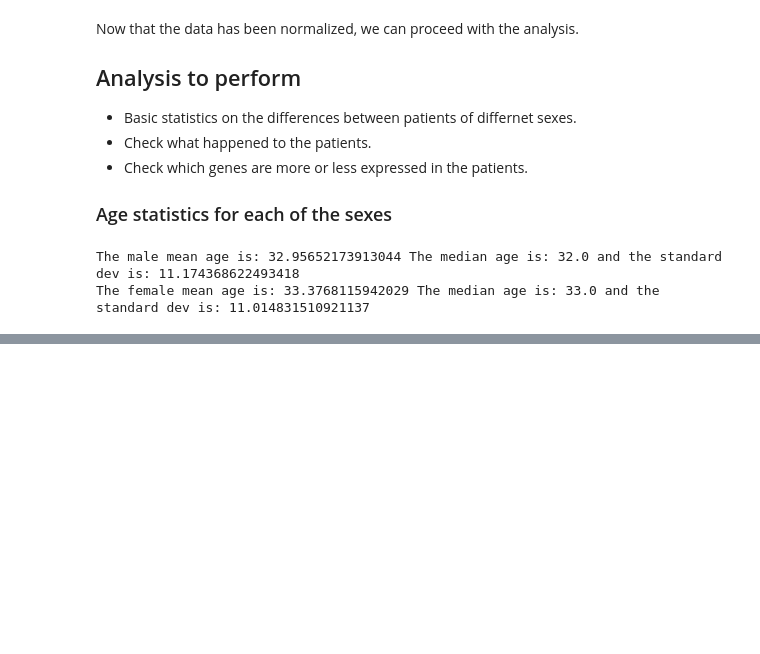
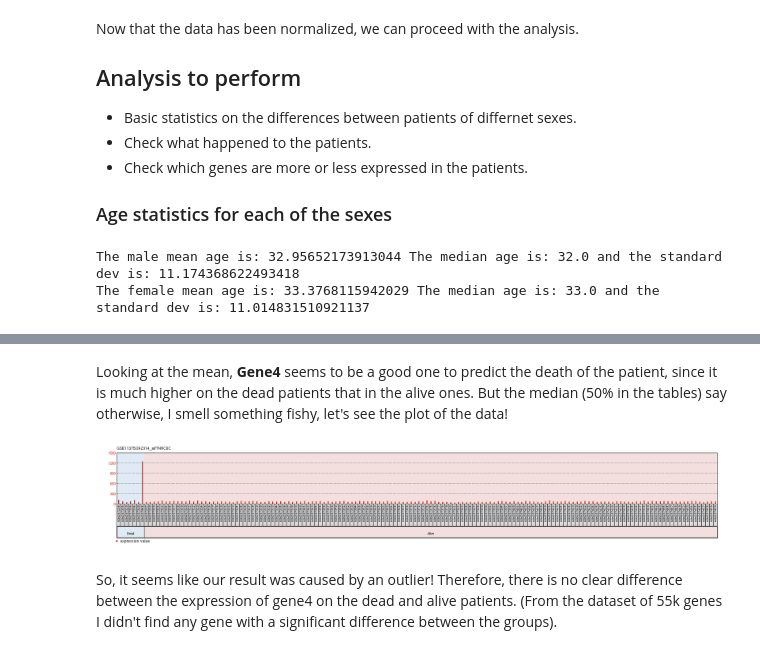
Before and after one commit to LDSSA/learning-units, a Jupyter notebook: units/05-summary-statistics/examples/Examples Summary Statistics.ipynb, the cells around one changed output, grey strips where cells are left out. Drawn from its saved outputs; the diff is of its cells as text; code cells hidden in the pictures; blank space fills up the shorter version.

```diff
--- a/units/05-summary-statistics/examples/Examples Summary Statistics.ipynb
+++ b/units/05-summary-statistics/examples/Examples Summary Statistics.ipynb
@@ -102,0 +186,9 @@ We have a column named _Results_ that
+# %% [markdown]
+Looking at the mean, **Gene4** seems to be a good one to predict the death of the patient, since it is much higher on the dead patients that in the alive ones.
+But the median (50% in the tables) say otherwise, I smell something fishy, let's see the plot of the data!
+# %%
+display(Image('./profileGraph.png', width=2000, unconfined=True))
+# %% [output]
+[figure, added]
+# %% [markdown]
+So, it seems like our result was caused by an outlier! Therefore, there is no clear difference between the expression of gene4 on the dead and alive patients. (From the dataset of 55k genes I didn't find any gene with a significant difference between the groups).
```
Also changed, not shown: parts of 14 cells of this notebook, 4 other files.
